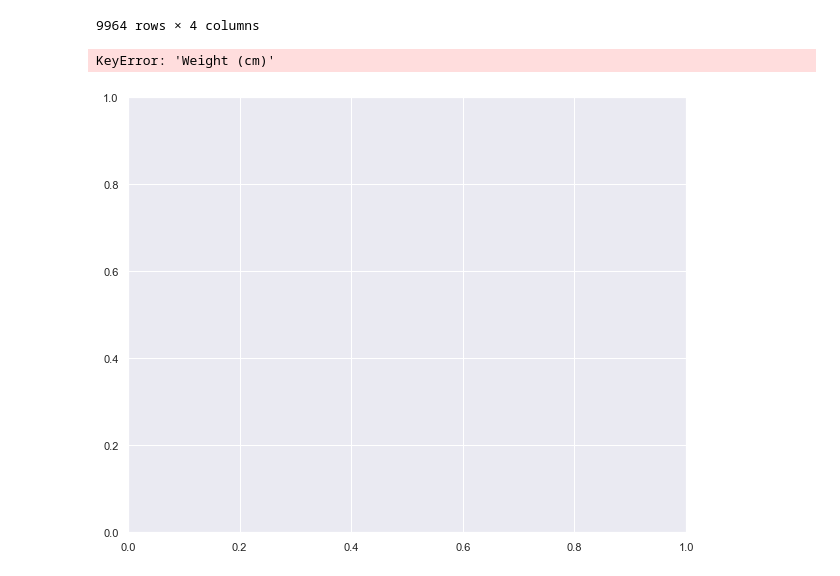
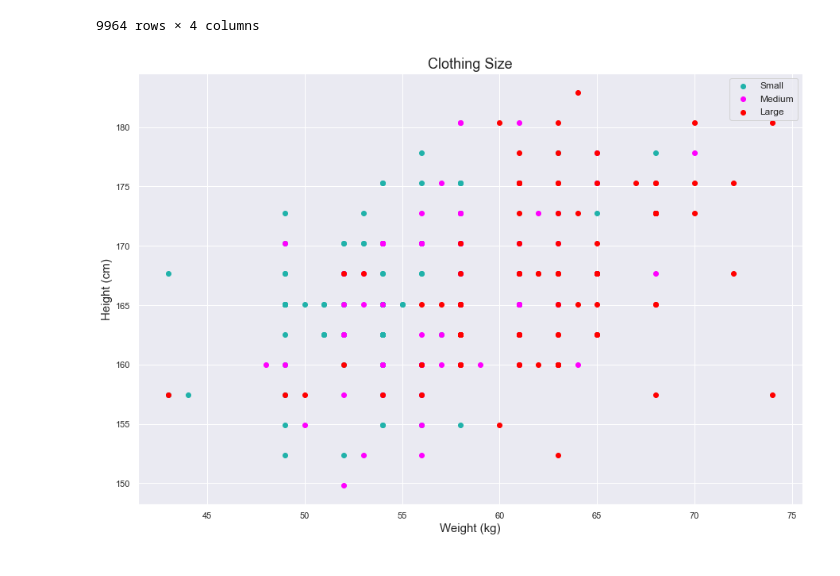
Before and after one commit to rjxgonzalez/INDE_577_Data-Science-and-Machine-Learning-, a Jupyter notebook: Supervised Learning/Non-parametric ML Algorithms/K-Nearest Neighbors/K-Nearest Neighbors.ipynb, the cells around one changed output. Saved outputs shown, nothing was run; the diff lists cells and outputs as text; code cells hidden in the pictures.

```diff
--- a/Supervised Learning/Non-parametric ML Algorithms/K-Nearest Neighbors/K-Nearest Neighbors.ipynb
+++ b/Supervised Learning/Non-parametric ML Algorithms/K-Nearest Neighbors/K-Nearest Neighbors.ipynb
@@ -32,25 +32,24 @@ medium_h= data.iloc[3357:3457]["Height (cm)"]   # storing the height feature mea
 
 large_w = data.iloc[7255:7355]["Weight (kg)"]
 large_h = data.iloc[7255:7355]["Height (cm)"]
-# %%
-# Plot the data
-sizes = ["S","M","L"]
-colors = ["red", "lightseagreen"]
-
-fig, ax = plt.subplots(figsize = (10, 8))
-for gender, color in zip(gender, colors):
-    temp_df = data[data.Size == sizes]
-
-    ax.scatter(temp_df["Weight (cm)"].iloc[:150].values,
-               temp_df["Height (cm)"].iloc[:150].values ,
-               c = color,
-               label = sizes,
-               )
-
-ax.set_xlabel("Height (cm)", fontsize = 15)
-ax.set_ylabel("Weight (kg)", fontsize = 15)
-ax.legend()
-plt.show()
-# %% [output]
-KeyError: 'Weight (cm)'
-[figure, removed]
+# %%
+plt.figure(figsize = (15, 10))
+plt.scatter(small_w,
+            small_h,
+            color = "lightseagreen",
+            label = "Small")
+plt.scatter(medium_w,
+            medium_h,
+            color = "magenta",
+            label = "Medium")
+plt.scatter(large_w,
+            large_h,
+            color = "red",
+            label = "Large")
+plt.xlabel("Weight (kg)", fontsize = 15)
+plt.ylabel("Height (cm)", fontsize = 15)
+plt.legend(fontsize = 12)
+plt.title("Clothing Size", fontsize = 18)
+plt.show()
+# %% [output]
+[figure, added]
```
